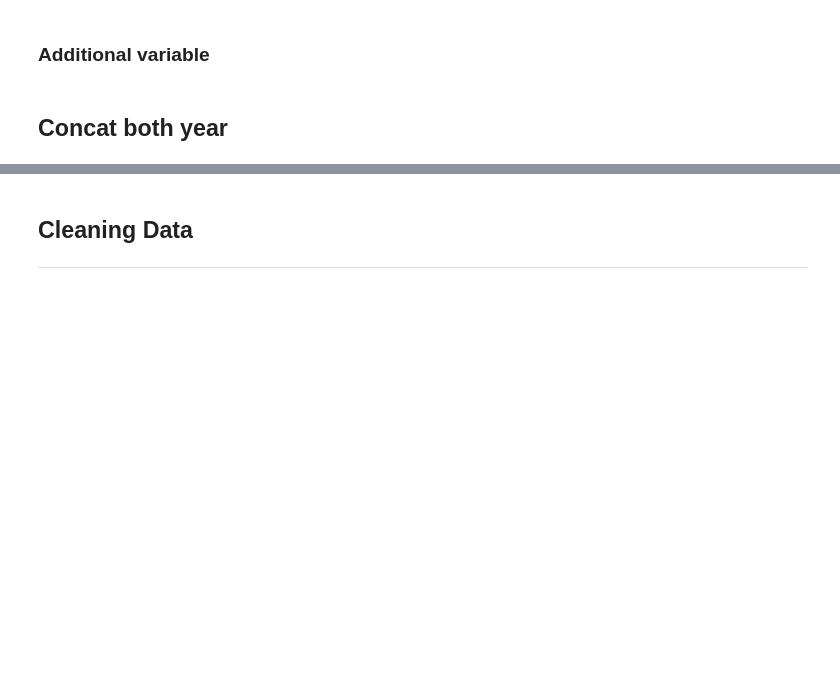
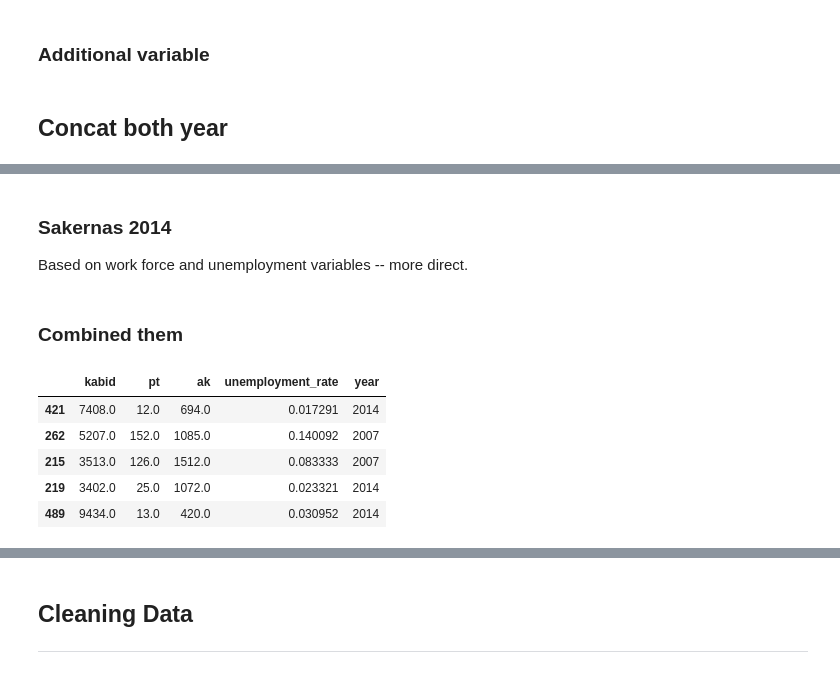
Before and after one commit to redisunarta/Project-Based-Learning, a Jupyter notebook: Undergraduate Thesis-Redi/Data Preprocessing (3) - Extract IFLS Control Variable.ipynb, the cells around one changed output, grey strips where cells are left out. Saved outputs shown, nothing was run; the diff lists cells and outputs as text; code cells hidden in the pictures; blank space fills up the shorter version.

Commit message:
Add more control variables

```diff
--- a/Undergraduate Thesis-Redi/Data Preprocessing (3) - Extract IFLS Control Variable.ipynb
+++ b/Undergraduate Thesis-Redi/Data Preprocessing (3) - Extract IFLS Control Variable.ipynb
@@ -241,0 +259,7 @@ data.sample(10)
+# %%
+tpt07 = sakernas07.groupby("kabid", as_index=False)[["pt", "ak"]].sum()
+tpt07["unemployment_rate"] = tpt07["pt"] / tpt07["ak"]
+tpt07["year"] = 2007
+# %% [markdown]
+### Sakernas 2014
+Based on work force and unemployment variables -- more direct.
@@ -241,0 +277,13 @@ data.sample(10)
+# %% [markdown]
+### Combined them
+# %%
+tpt = pd.concat([tpt14, tpt07])
+tpt["kabid"] = tpt["kabid"].astype("float")
+tpt.sample(5)
+# %% [output]
+|  | kabid | pt | ak | unemployment_rate | year |
+| 421 | 7408.0 | 12.0 | 694.0 | 0.017291 | 2014 |
+| 262 | 5207.0 | 152.0 | 1085.0 | 0.140092 | 2007 |
+| 215 | 3513.0 | 126.0 | 1512.0 | 0.083333 | 2007 |
+| 219 | 3402.0 | 25.0 | 1072.0 | 0.023321 | 2014 |
+| 489 | 9434.0 | 13.0 | 420.0 | 0.030952 | 2014 |
```
Also changed, not shown: parts of 17 cells of this notebook.
